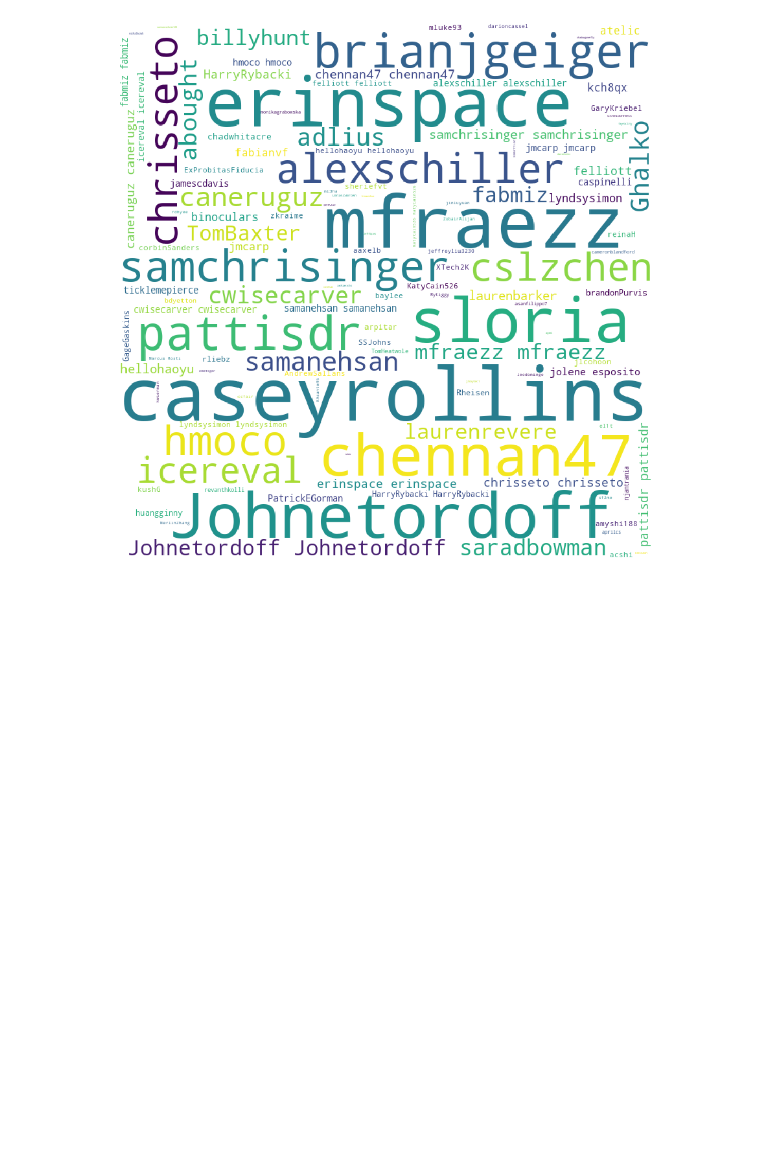
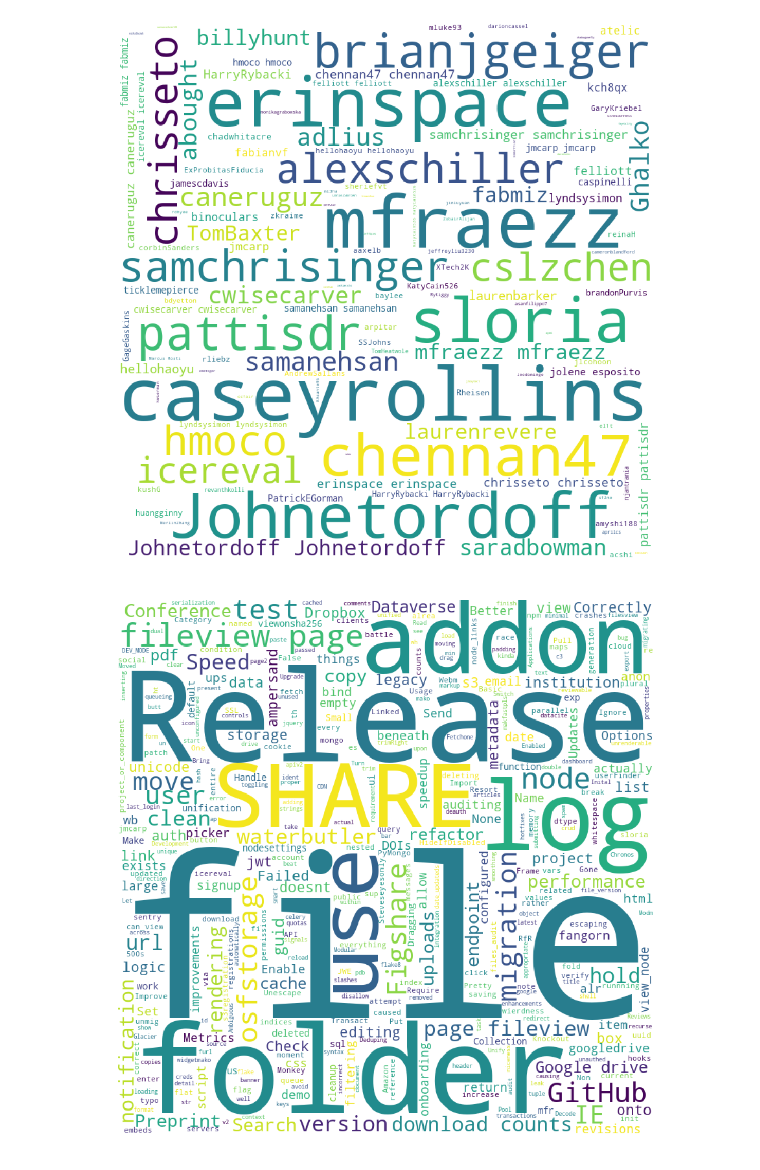
Before and after one commit to pattisdr/data_analysis_with_pandas_and_wordcloud, a Jupyter notebook: osf_pull_request_wordclouds.ipynb, the cells around one changed output. Cells and saved outputs as stored; diff of their text form; code cells hidden in the pictures; blank space fills up the shorter version.

```diff
--- a/osf_pull_request_wordclouds.ipynb
+++ b/osf_pull_request_wordclouds.ipynb
@@ -90,5 +90,7 @@ build_wordcloud(data['author'])
 # %% [output]
 [figure]
 # %%
-by_author = return_data_by_author(data, 'pattisdr')
+by_author = return_data_by_author(data, 'chrisseto')
 build_wordcloud(by_author['title'])
+# %% [output]
+[figure, added]
```
Also changed, not shown: parts of 4 cells of this notebook.
